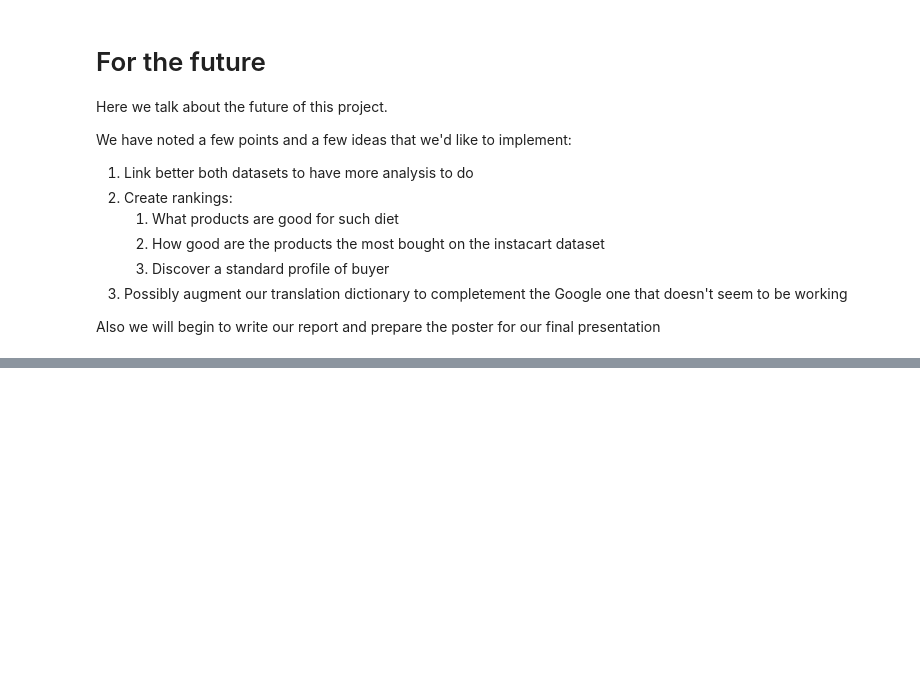
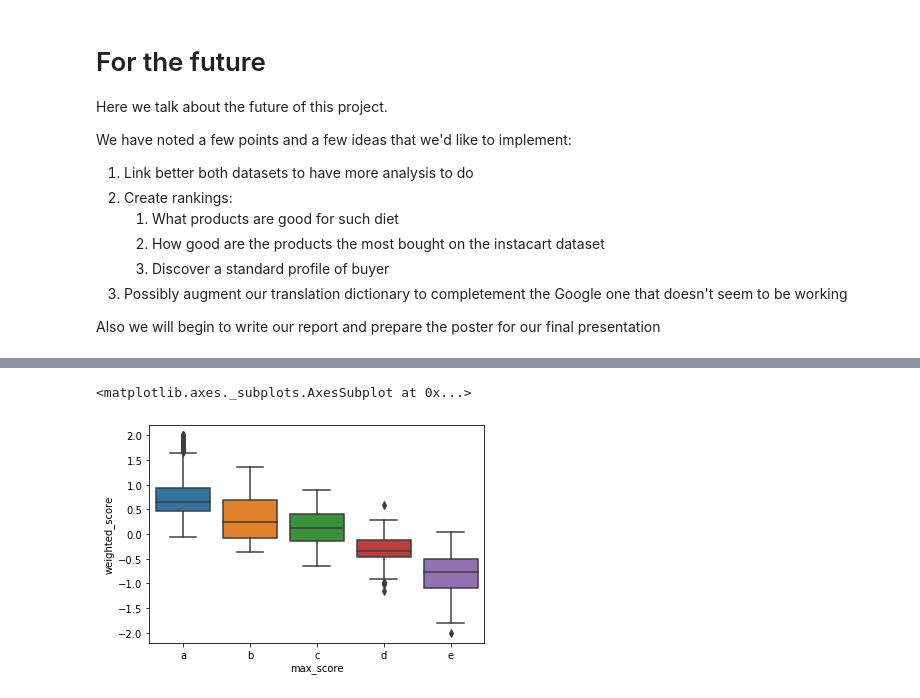
Before and after one commit to MarcBickel/project_gobigorgohome, a Jupyter notebook: project_notebook_lorenzo.ipynb, the cells around one changed output, grey strips where cells are left out. Cells and saved outputs as stored; diff of their text form; code cells hidden in the pictures; blank space fills up the shorter version.

```diff
--- a/project_notebook_lorenzo.ipynb
+++ b/project_notebook_lorenzo.ipynb
@@ -756,0 +833,9 @@ Also we will begin to write our report and prepare the poster for our final pres
+# %%
+fig,ax=plt.subplots()
+sns.boxplot(y='weighted_score',x='max_score',order=['a','b','c','d','e'],data=prod_95,ax=ax)
+
+#for gq in grade_quantile:
+#    plt.plot(ax.get_xbound(),2*[gq],'k--')
+# %% [output]
+<matplotlib.axes._subplots.AxesSubplot at 0x...>
+[figure, added]
```
Also changed, not shown: parts of 21 cells of this notebook.
